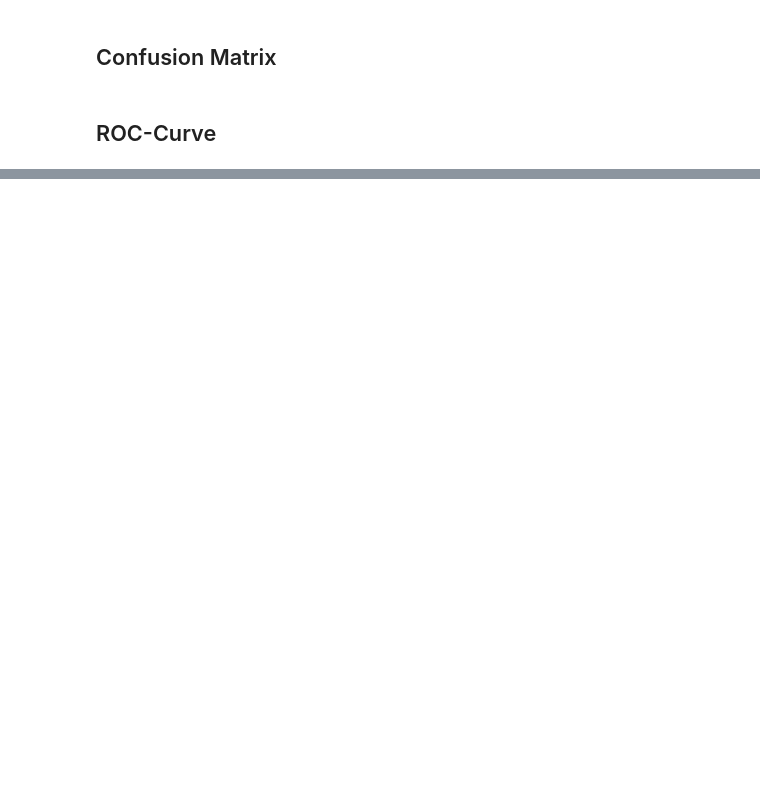
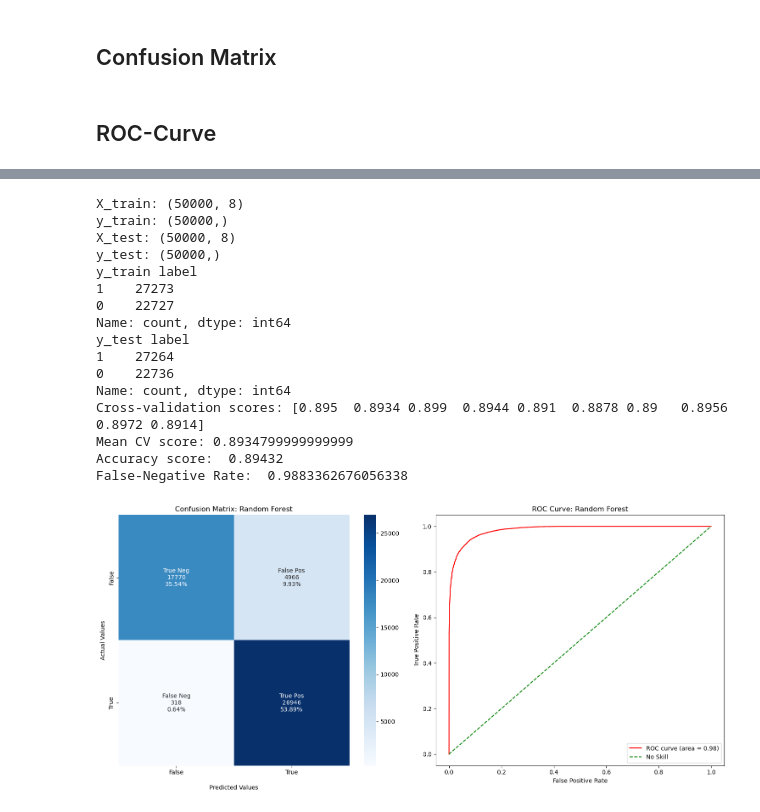
Before and after one commit to Faragas91/Masterarbeit, a Jupyter notebook: Scripts/ROC-Curve_with_SISSI.ipynb, the cells around one changed output, grey strips where cells are left out. Drawn from its saved outputs; the diff is of its cells as text; code cells hidden in the pictures; blank space fills up the shorter version.

```diff
--- a/Scripts/ROC-Curve_with_SISSI.ipynb
+++ b/Scripts/ROC-Curve_with_SISSI.ipynb
@@ -204,0 +316,20 @@ ValueError: This solver needs samples of at least 2 classes in the data, but the
+# %%
+random_forest_pipeline(df_sissiz_di)
+# %% [output]
+X_train: (50000, 8)
+y_train: (50000,)
+X_test: (50000, 8)
+y_test: (50000,)
+y_train label
+1    27273
+0    22727
+Name: count, dtype: int64
+y_test label
+1    27264
+0    22736
+Name: count, dtype: int64
+Cross-validation scores: [0.895  0.8934 0.899  0.8944 0.891  0.8878 0.89   0.8956 0.8972 0.8914]
+Mean CV score: 0.8934799999999999
+Accuracy score:  0.89432
+False-Negative Rate:  0.9883362676056338
+[figure, added]
```
Also changed, not shown: parts of 28 cells of this notebook.
